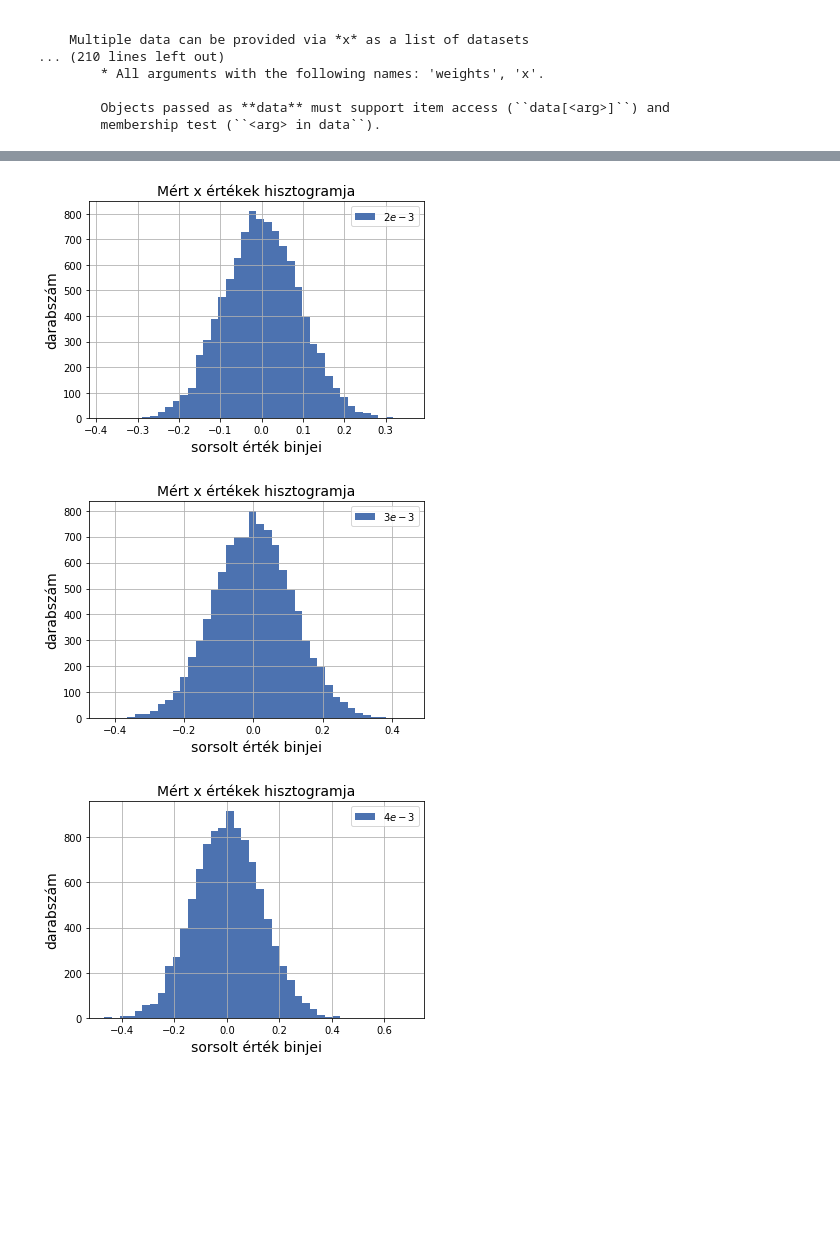
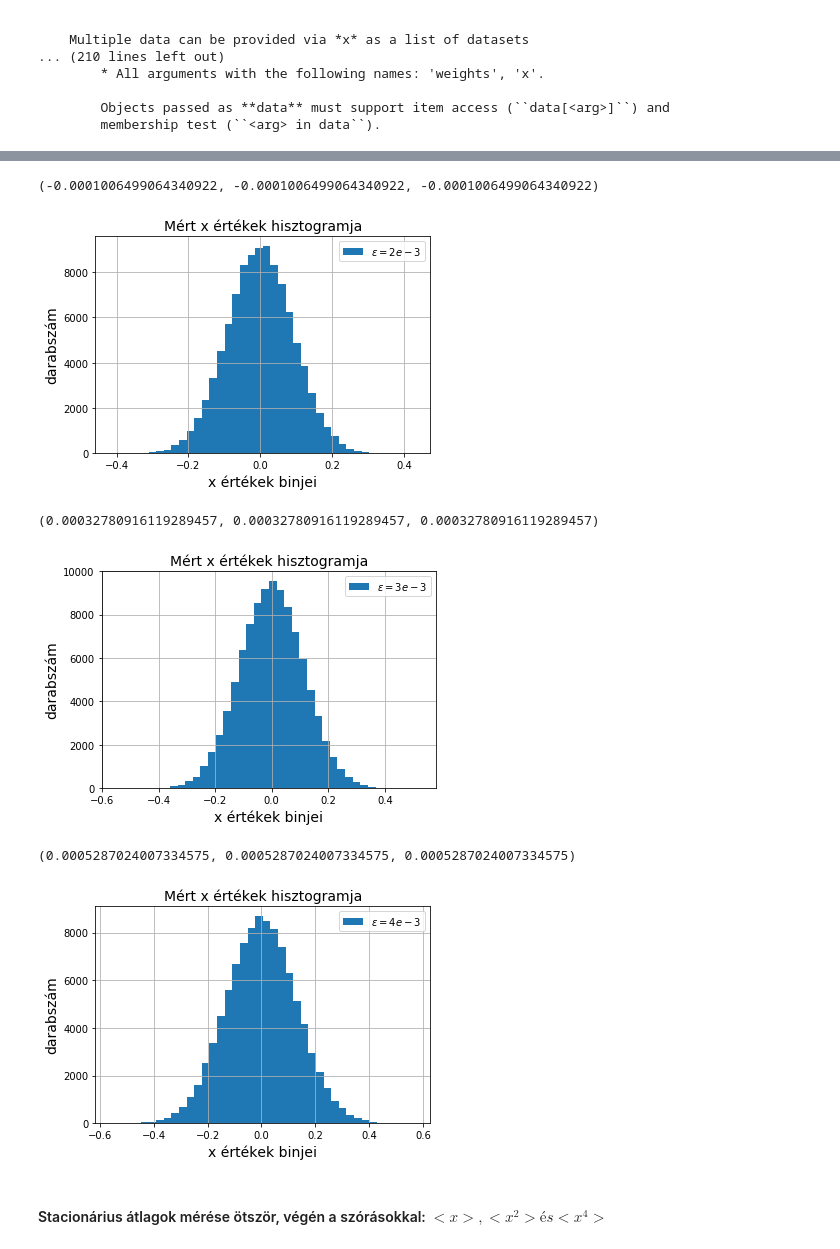
Before and after one commit to FulgurisR/StochProc, a Jupyter notebook: Overdamped.ipynb, the cells around one changed output, grey strips where cells are left out. Saved outputs shown, nothing was run; the diff lists cells and outputs as text; code cells hidden in the pictures; blank space fills up the shorter version.

```diff
--- a/Overdamped.ipynb
+++ b/Overdamped.ipynb
@@ -48,18 +48,24 @@ hist(x, bins=None, range=None, density=None, weights=None, cumulative=False, bot
 def myOsc(x0,eps,D,N):
     mu, sigma = 0, 2*sqrt(D*eps) # mean and standard deviation
     eta = np.random.normal(mu, sigma, N) #array of drawn random numbers
-                                        #with gaussian distribution
+                                      #with gaussian distribution
 
     x=[x0] #initial condition
     i=0
     while(i<N): #i=0,1,...N-1
-        x.append(x[-1]**3*eps+eta[i]) #iteration
+        x.append(-x[-1]**3*eps+eta[i]) #iteration
+
+
         i+=1
 
-    return x
+    xMean=mean(array(x[-50000:]))
+    x2Mean=mean(array(x[-50000:]))
+    x4Mean=mean(array(x[-50000:]))
+
+    return array(x),xMean,x2Mean,x4Mean
 # %%
 x0=0.0
 D=1.05
-N=int(1e4)
+N=int(1e5)
 numBins=40
 # %%
@@ -76,33 +84,39 @@ savefig('xHist1.png')
 # %%
-x2=myOsc(x0,2e-3,D,N)
-count2, bins2, ignored2= plt.hist(x2, numBins, label=r'$2e-3$')
+x2,x2Mean,x22Mean,x24Mean=myOsc(x0,2e-3,D,N)
+count2, bins2, ignored2= plt.hist(x2, numBins, label=r'$\varepsilon=2e-3$')
 title('Mért x értékek hisztogramja',fontsize=14)
-xlabel('sorsolt érték binjei',fontsize=14)
+xlabel('x értékek binjei',fontsize=14)
 ylabel('darabszám',fontsize=14)
 legend()
 grid()
 savefig('xHist2.png')
+x2Mean,x22Mean,x24Mean
 # %% [output]
+(-0.0001006499064340922, -0.0001006499064340922, -0.0001006499064340922)
-[figure, old version]
+[figure, new version]
 # %%
-x3=myOsc(x0,3e-3,D,N)
-count3, bins3, ignored3= plt.hist(x3, numBins, label=r'$3e-3$')
+x3,x3Mean,x32Mean,x34Mean=myOsc(x0,3e-3,D,N)
+count3, bins3, ignored3= plt.hist(x3, numBins, label=r'$\varepsilon=3e-3$')
 title('Mért x értékek hisztogramja',fontsize=14)
-xlabel('sorsolt érték binjei',fontsize=14)
+xlabel('x értékek binjei',fontsize=14)
 ylabel('darabszám',fontsize=14)
 legend()
 grid()
 savefig('xHist3.png')
+x3Mean,x32Mean,x34Mean
 # %% [output]
+(0.00032780916119289457, 0.00032780916119289457, 0.00032780916119289457)
-[figure, old version]
+[figure, new version]
 # %%
-x4=myOsc(x0,4e-3,D,N)
-count4, bins4, ignored4= plt.hist(x4, numBins, label=r'$4e-3$')
+x4,x4Mean,x42Mean,x44Mean=myOsc(x0,4e-3,D,N)
+count4, bins4, ignored4= plt.hist(x4, numBins, label=r'$\varepsilon=4e-3$')
 title('Mért x értékek hisztogramja',fontsize=14)
-xlabel('sorsolt érték binjei',fontsize=14)
+xlabel('x értékek binjei',fontsize=14)
 ylabel('darabszám',fontsize=14)
 legend()
 grid()
 savefig('xHist4.png')
+x4Mean,x42Mean,x44Mean
 # %% [output]
+(0.0005287024007334575, 0.0005287024007334575, 0.0005287024007334575)
-[figure, old version]
+[figure, new version]
@@ -108,0 +129,2 @@ savefig('xHist4.png')
+# %% [markdown]
+#### Stacionárius átlagok mérése ötször, végén a szórásokkal: $<x>, <x^{2}> és <x^{4}>$
```
Also changed, not shown: parts of 14 cells of this notebook.
